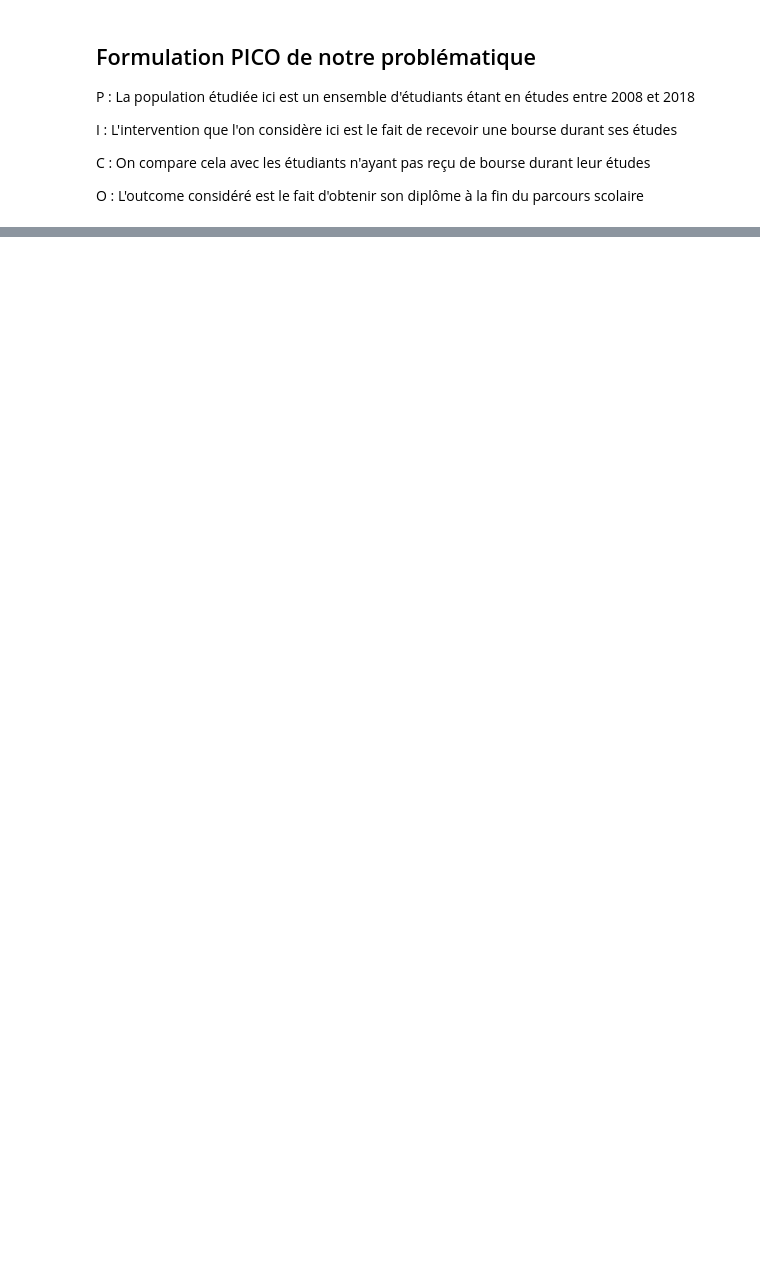
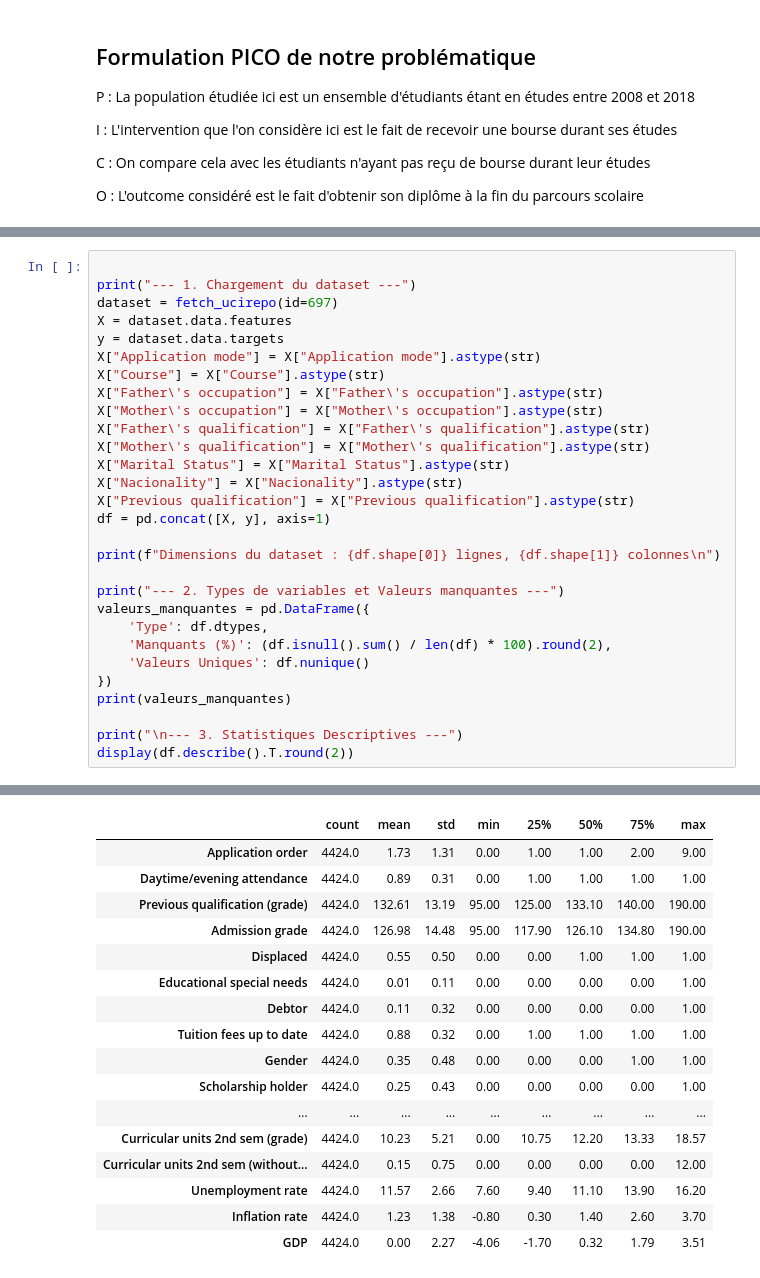
Before and after one commit to gabrielorsatti/Machine-Learning-for-Econometrics, a Jupyter notebook: main.ipynb, the cells around one changed output, grey strips where cells are left out. Drawn from its saved outputs; the diff is of its cells as text; blank space fills up the shorter version.

Commit message:
Nettoyage variables de la BDD

```diff
--- a/main.ipynb
+++ b/main.ipynb
@@ -32,0 +43,30 @@ L'idée principale est de montrer que les étudiants ayant reçu une bourse ne s
+# %%
+
+print("--- 1. Chargement du dataset ---")
+dataset = fetch_ucirepo(id=697)
+X = dataset.data.features
+y = dataset.data.targets
+X["Application mode"] = X["Application mode"].astype(str)
+X["Course"] = X["Course"].astype(str)
+X["Father\'s occupation"] = X["Father\'s occupation"].astype(str)
+X["Mother\'s occupation"] = X["Mother\'s occupation"].astype(str)
+X["Father\'s qualification"] = X["Father\'s qualification"].astype(str)
+X["Mother\'s qualification"] = X["Mother\'s qualification"].astype(str)
+X["Marital Status"] = X["Marital Status"].astype(str)
+X["Nacionality"] = X["Nacionality"].astype(str)
+X["Previous qualification"] = X["Previous qualification"].astype(str)
+df = pd.concat([X, y], axis=1)
+
+print(f"Dimensions du dataset : {df.shape[0]} lignes, {df.shape[1]} colonnes\n")
+
+print("--- 2. Types de variables et Valeurs manquantes ---")
+valeurs_manquantes = pd.DataFrame({
+    'Type': df.dtypes,
+    'Manquants (%)': (df.isnull().sum() / len(df) * 100).round(2),
+    'Valeurs Uniques': df.nunique()
+})
+print(valeurs_manquantes)
+
+print("\n--- 3. Statistiques Descriptives ---")
+display(df.describe().T.round(2))
+# %% [output]
@@ -32,0 +107,17 @@ L'idée principale est de montrer que les étudiants ayant reçu une bourse ne s
+|  | count | mean | std | min | 25% | 50% | 75% | max |
+| Application order | 4424.0 | 1.73 | 1.31 | 0.00 | 1.00 | 1.00 | 2.00 | 9.00 |
+| Daytime/evening attendance | 4424.0 | 0.89 | 0.31 | 0.00 | 1.00 | 1.00 | 1.00 | 1.00 |
+| Previous qualification (grade) | 4424.0 | 132.61 | 13.19 | 95.00 | 125.00 | 133.10 | 140.00 | 190.00 |
+| Admission grade | 4424.0 | 126.98 | 14.48 | 95.00 | 117.90 | 126.10 | 134.80 | 190.00 |
+| Displaced | 4424.0 | 0.55 | 0.50 | 0.00 | 0.00 | 1.00 | 1.00 | 1.00 |
+| Educational special needs | 4424.0 | 0.01 | 0.11 | 0.00 | 0.00 | 0.00 | 0.00 | 1.00 |
+| Debtor | 4424.0 | 0.11 | 0.32 | 0.00 | 0.00 | 0.00 | 0.00 | 1.00 |
+| Tuition fees up to date | 4424.0 | 0.88 | 0.32 | 0.00 | 1.00 | 1.00 | 1.00 | 1.00 |
+| Gender | 4424.0 | 0.35 | 0.48 | 0.00 | 0.00 | 0.00 | 1.00 | 1.00 |
+| Scholarship holder | 4424.0 | 0.25 | 0.43 | 0.00 | 0.00 | 0.00 | 0.00 | 1.00 |
+| ... | ... | ... | ... | ... | ... | ... | ... | ... |
+| Curricular units 2nd sem (grade) | 4424.0 | 10.23 | 5.21 | 0.00 | 10.75 | 12.20 | 13.33 | 18.57 |
+| Curricular units 2nd sem (without... | 4424.0 | 0.15 | 0.75 | 0.00 | 0.00 | 0.00 | 0.00 | 12.00 |
+| Unemployment rate | 4424.0 | 11.57 | 2.66 | 7.60 | 9.40 | 11.10 | 13.90 | 16.20 |
+| Inflation rate | 4424.0 | 1.23 | 1.38 | -0.80 | 0.30 | 1.40 | 2.60 | 3.70 |
+| GDP | 4424.0 | 0.00 | 2.27 | -4.06 | -1.70 | 0.32 | 1.79 | 3.51 |
```
Also changed, not shown: parts of 11 cells of this notebook.
